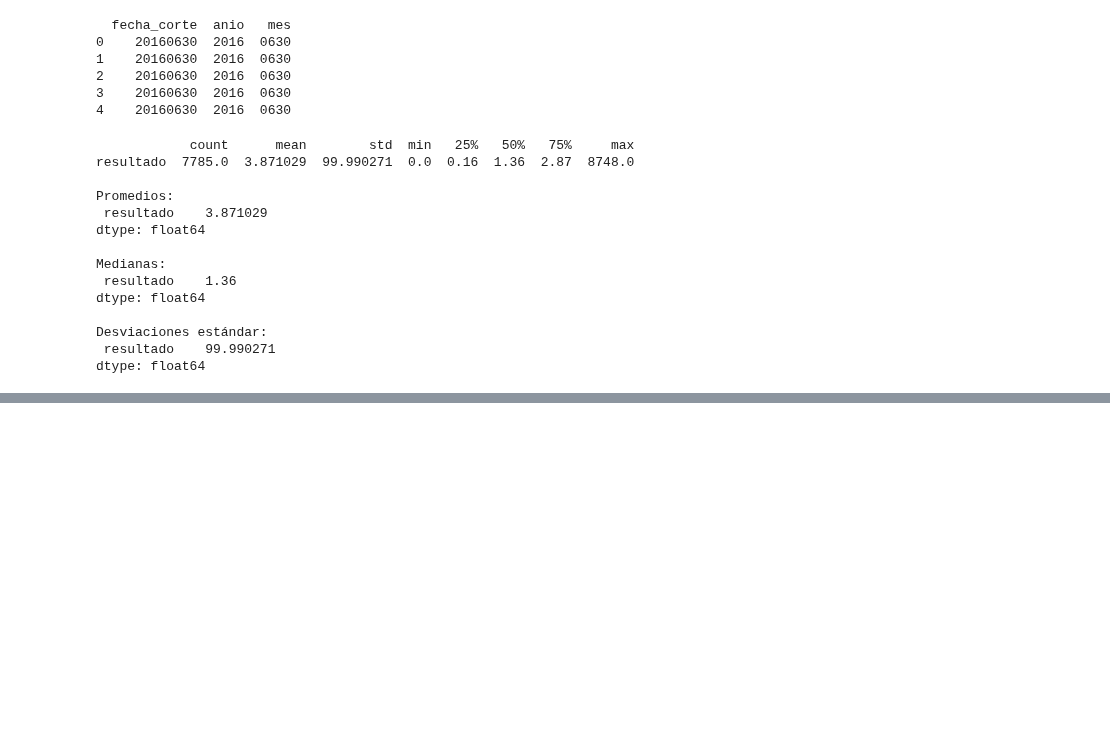
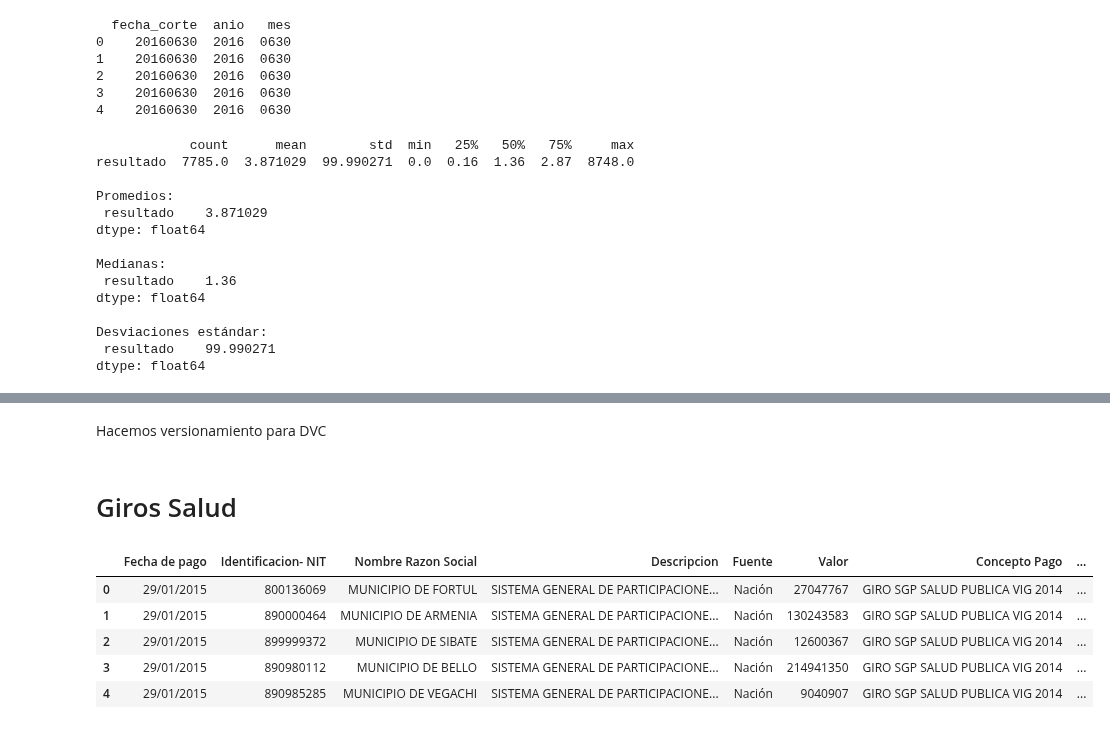
Before and after one commit to Geral2001/Proyecto_DSA, a Jupyter notebook: Punto_1.ipynb, the cells around one changed output, grey strips where cells are left out. Drawn from its saved outputs; the diff is of its cells as text; code cells hidden in the pictures; blank space fills up the shorter version.

```diff
--- a/Punto_1.ipynb
+++ b/Punto_1.ipynb
@@ -152,2 +160,6 @@ dtype: float64
 # %%
 ic_eps.to_csv("data/processed/ic_eps.csv", index=False)
+# %% [markdown]
+Hacemos versionamiento para DVC
+# %% [markdown]
+# Giros Salud
@@ -153,0 +168,11 @@ ic_eps.to_csv("data/processed/ic_eps.csv", index=False)
+# %%
+giros=pd.read_csv("C:/Users/Asus/Documents/GitHub/Proyecto_DSA/data/raw/Giros/Recursos_del_Sistema_General_Giros_20251018.csv", sep=";", encoding="utf-8")
+# %%
+giros.head()
+# %% [output]
+|  | Fecha de pago | Identificacion- NIT | Nombre Razon Social | Descripcion | Fuente | Valor | Concepto Pago | ... |
+| 0 | 29/01/2015 | 800136069 | MUNICIPIO DE FORTUL | SISTEMA GENERAL DE PARTICIPACIONE... | Nación | 27047767 | GIRO SGP SALUD PUBLICA VIG 2014 | ... |
+| 1 | 29/01/2015 | 890000464 | MUNICIPIO DE ARMENIA | SISTEMA GENERAL DE PARTICIPACIONE... | Nación | 130243583 | GIRO SGP SALUD PUBLICA VIG 2014 | ... |
+| 2 | 29/01/2015 | 899999372 | MUNICIPIO DE SIBATE | SISTEMA GENERAL DE PARTICIPACIONE... | Nación | 12600367 | GIRO SGP SALUD PUBLICA VIG 2014 | ... |
+| 3 | 29/01/2015 | 890980112 | MUNICIPIO DE BELLO | SISTEMA GENERAL DE PARTICIPACIONE... | Nación | 214941350 | GIRO SGP SALUD PUBLICA VIG 2014 | ... |
+| 4 | 29/01/2015 | 890985285 | MUNICIPIO DE VEGACHI | SISTEMA GENERAL DE PARTICIPACIONE... | Nación | 9040907 | GIRO SGP SALUD PUBLICA VIG 2014 | ... |
```
Also changed, not shown: parts of 39 cells of this notebook, 1 other file.
